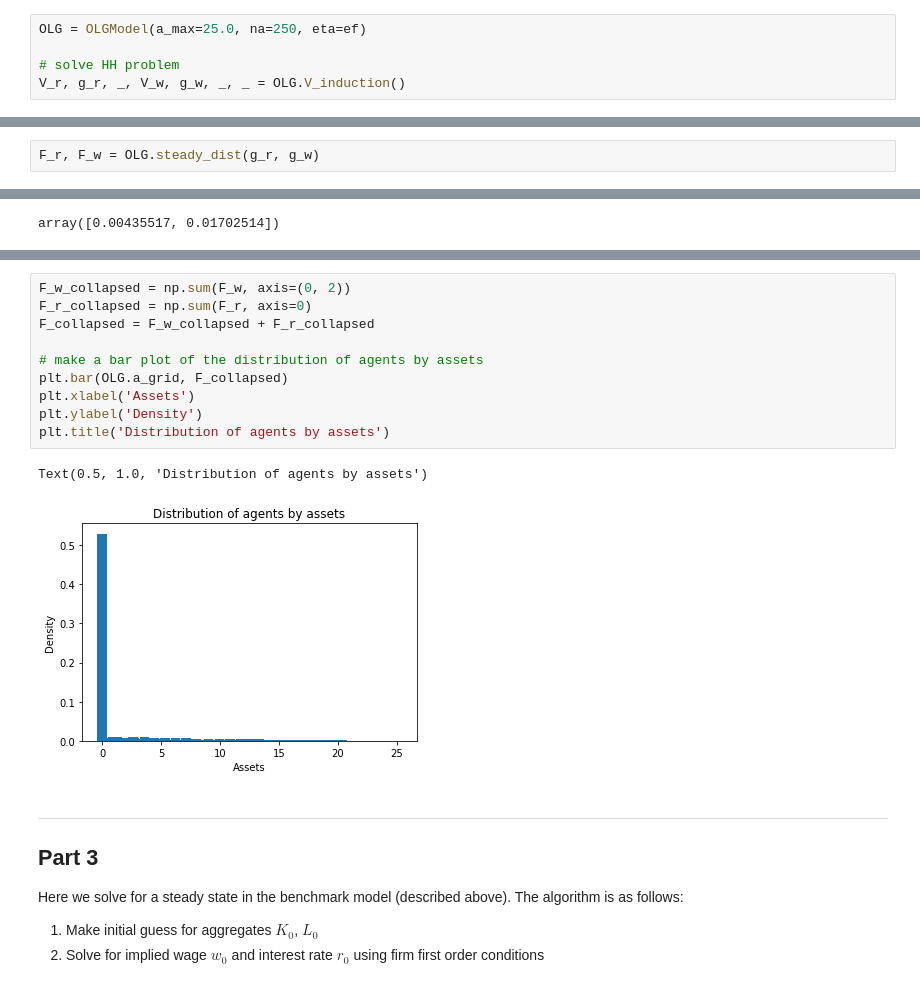
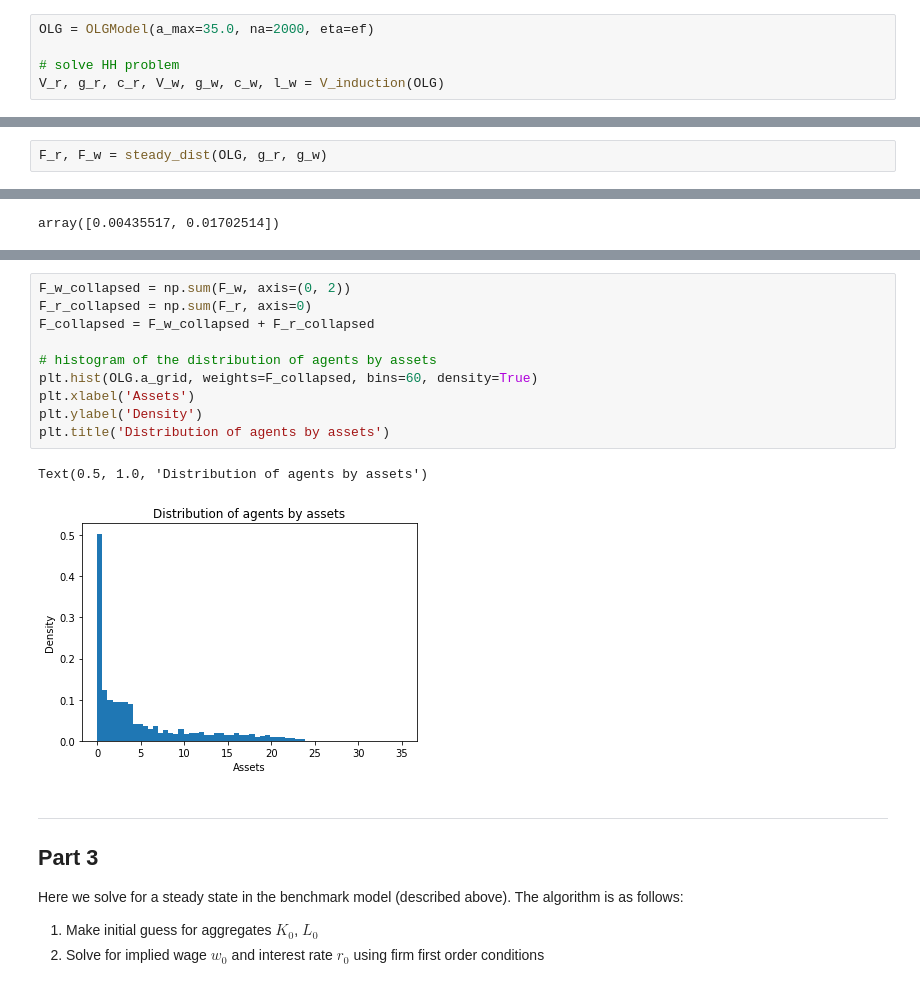
Before and after one commit to john-p-ryan/computation_2024, a Jupyter notebook: Conesa_Krueger/Conesa_Krueger_py.ipynb, the cells around one changed output, grey strips where cells are left out. Cells and saved outputs as stored; diff of their text form.

```diff
--- a/Conesa_Krueger/Conesa_Krueger_py.ipynb
+++ b/Conesa_Krueger/Conesa_Krueger_py.ipynb
@@ -80,7 +82,7 @@ Text(0.5, 1.0, 'Age-efficiency profile')
 # %%
-OLG = OLGModel(a_max=25.0, na=250, eta=ef)
+OLG = OLGModel(a_max=35.0, na=2000, eta=ef)
 
 # solve HH problem
-V_r, g_r, _, V_w, g_w, _, _ = OLG.V_induction()
+V_r, g_r, c_r, V_w, g_w, c_w, l_w = V_induction(OLG)
 # %%
 plt.plot(OLG.a_grid, V_r[4, :])
@@ -126,7 +149,7 @@ for each $j = 1, 2, ..., N-1$.
 
 Then, we normalize so that $\sum_j \mu_j = 1$. Then we get the initial distribution by $F_1(z_H, 0) = \mu_1 \pi_H$, $F_1(z_L, 0) = \mu_1 \pi_L$, and then iterate forward using policy functions. Note that since retired workers are not characterized by their productivity, the distribution of retired workers is just over age and assets.
 # %%
-F_r, F_w = OLG.steady_dist(g_r, g_w)
+F_r, F_w = steady_dist(OLG, g_r, g_w)
 # %%
 F_w[0, 0, :]
 # %% [output]
@@ -144,16 +171,16 @@ np.sum(F_r)
 # %%
 F_w_collapsed = np.sum(F_w, axis=(0, 2))
 F_r_collapsed = np.sum(F_r, axis=0)
 F_collapsed = F_w_collapsed + F_r_collapsed
 
-# make a bar plot of the distribution of agents by assets
-plt.bar(OLG.a_grid, F_collapsed)
+# histogram of the distribution of agents by assets
+plt.hist(OLG.a_grid, weights=F_collapsed, bins=60, density=True)
 plt.xlabel('Assets')
 plt.ylabel('Density')
 plt.title('Distribution of agents by assets')
 # %% [output]
 Text(0.5, 1.0, 'Distribution of agents by assets')
-[figure, old version]
+[figure, new version]
 # %% [markdown]
 ---
 
```
Also changed, not shown: parts of 19 cells of this notebook, 2 other files.
